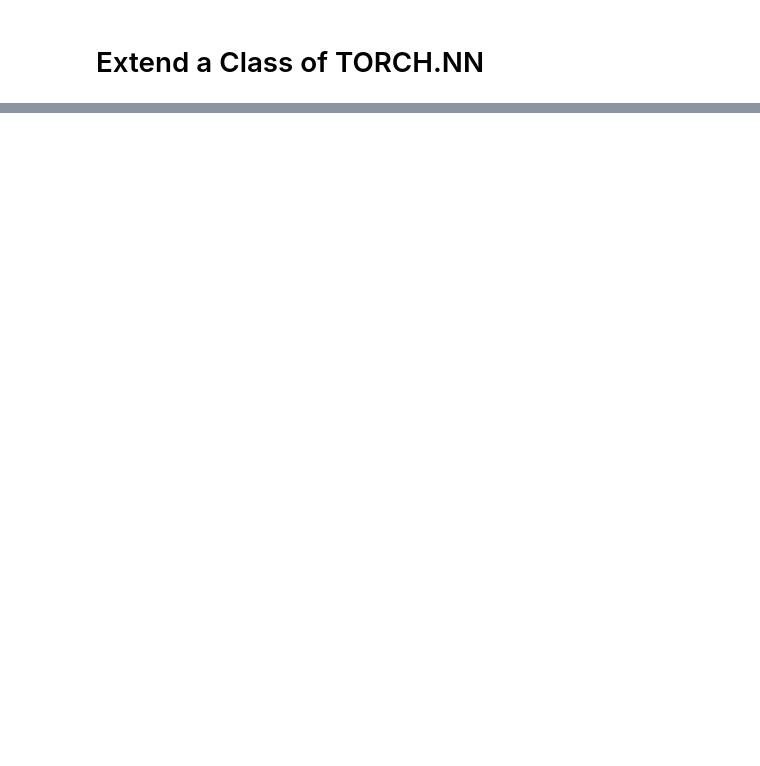
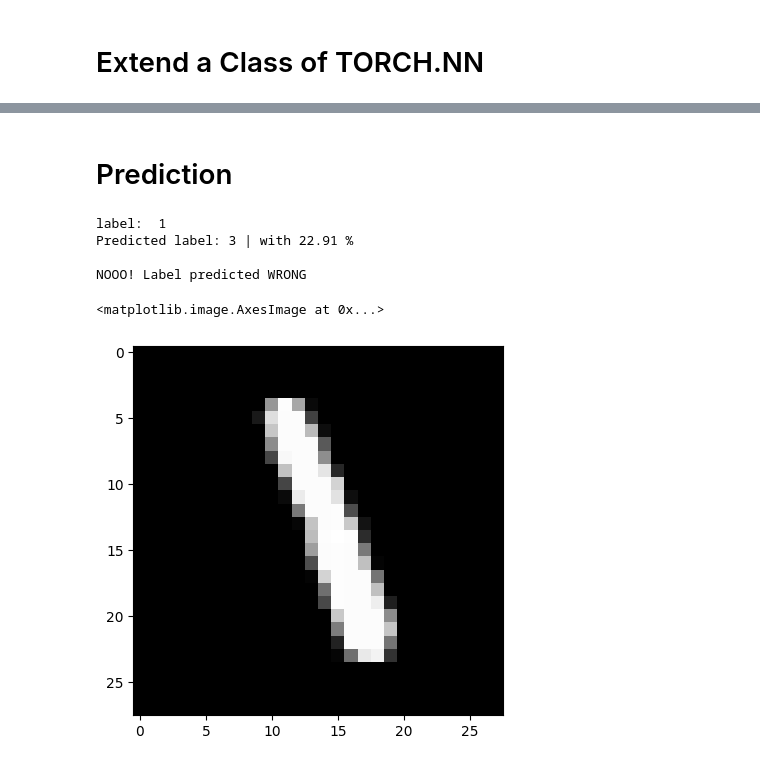
Before and after one commit to LucasPequenoSterzeck/Machine_Learning_LPS, a Jupyter notebook: PyTorch_Jovian_ZeroToGANs/Class_02/MNIST_Train_Torch_Classification.ipynb, the cells around one changed output, grey strips where cells are left out. Cells and saved outputs as stored; diff of their text form; code cells hidden in the pictures; blank space fills up the shorter version.

```diff
--- a/PyTorch_Jovian_ZeroToGANs/Class_02/MNIST_Train_Torch_Classification.ipynb
+++ b/PyTorch_Jovian_ZeroToGANs/Class_02/MNIST_Train_Torch_Classification.ipynb
@@ -131,0 +152,26 @@ plt.show()
+# %% [markdown]
+# Prediction
+# %%
+def predict_img(img, model):
+  xb = img.unsqueeze(0)
+  yb = model(xb)
+  _, preds = torch.max(yb, dim=1)
+  pred_label = preds[0].item()
+  soft = F.softmax(yb, dim=1)[0][pred_label].item()
+  return pred_label, soft
+
+from datetime import datetime
+
+img, lab = test_ds[datetime.now().second]
+pred, prob = predict_img(img, model)
+print('label: ',lab)
+print(f'Predicted label: {pred} | with {round(prob*100,2)} %')
+print('\nNICEEE! Label predicted CORRECT\n' if lab == pred else '\nNOOO! Label predicted WRONG\n')
+plt.imshow(img[0], cmap='gray')
+# %% [output]
+label:  1
+Predicted label: 3 | with 22.91 %
+
+NOOO! Label predicted WRONG
+<matplotlib.image.AxesImage at 0x...>
+[figure, added]
```
Also changed, not shown: parts of 8 cells of this notebook.
